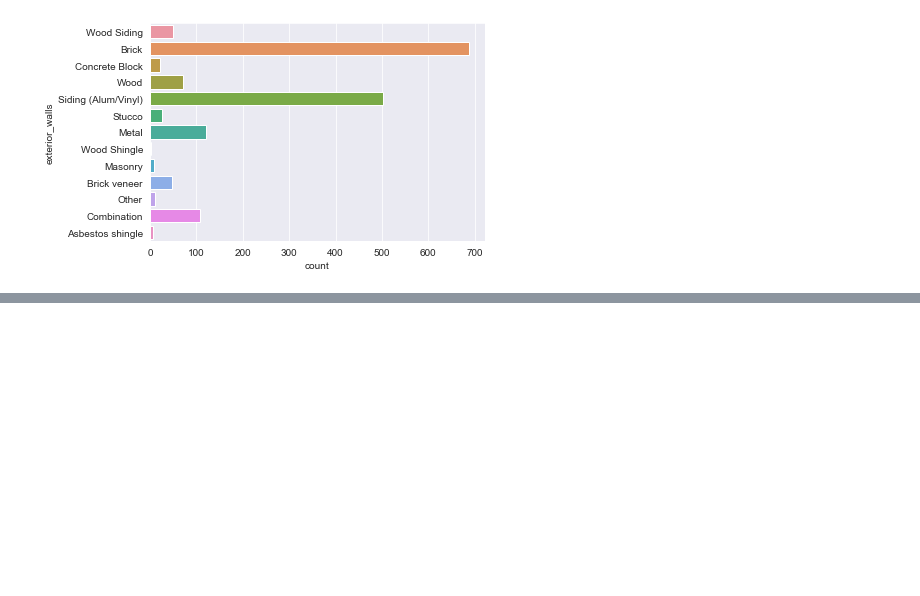
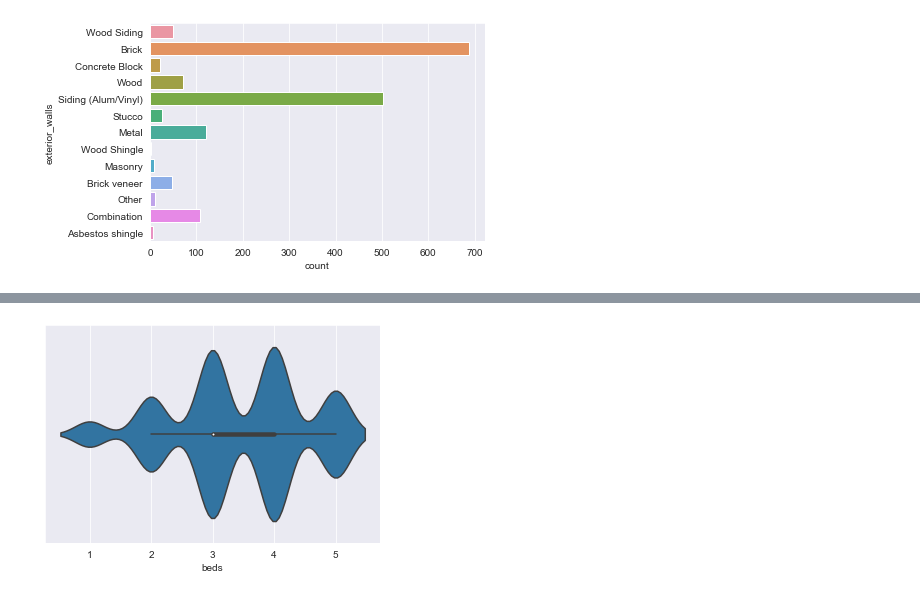
Before and after one commit to Dandothkar/House-Price-Prediction, a Jupyter notebook: HousePricePrediction.ipynb, the cells around one changed output, grey strips where cells are left out. Saved outputs shown, nothing was run; the diff lists cells and outputs as text; code cells hidden in the pictures; blank space fills up the shorter version.

```diff
--- a/HousePricePrediction.ipynb
+++ b/HousePricePrediction.ipynb
@@ -245,0 +254,4 @@ df.describe()
+# %%
+sns.violinplot(x=df.beds);
+# %% [output]
+[figure, added]
```
Also changed, not shown: parts of 48 cells of this notebook, 2 other files.
